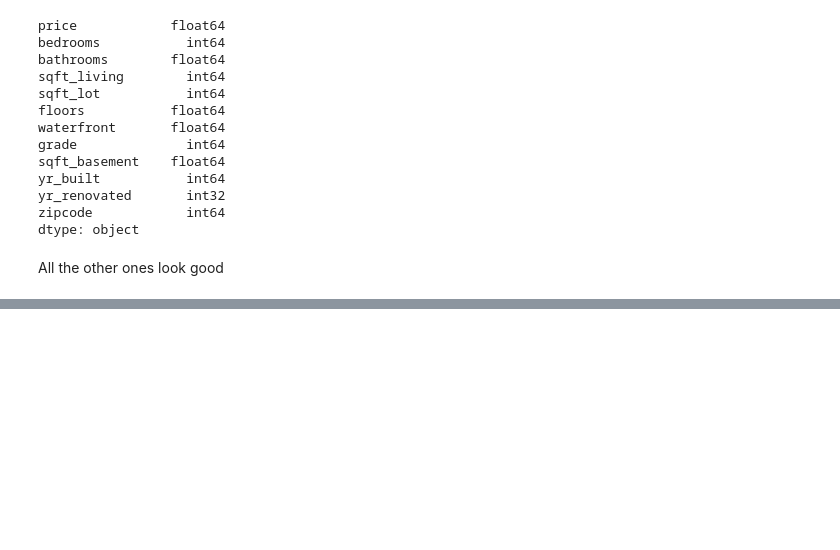
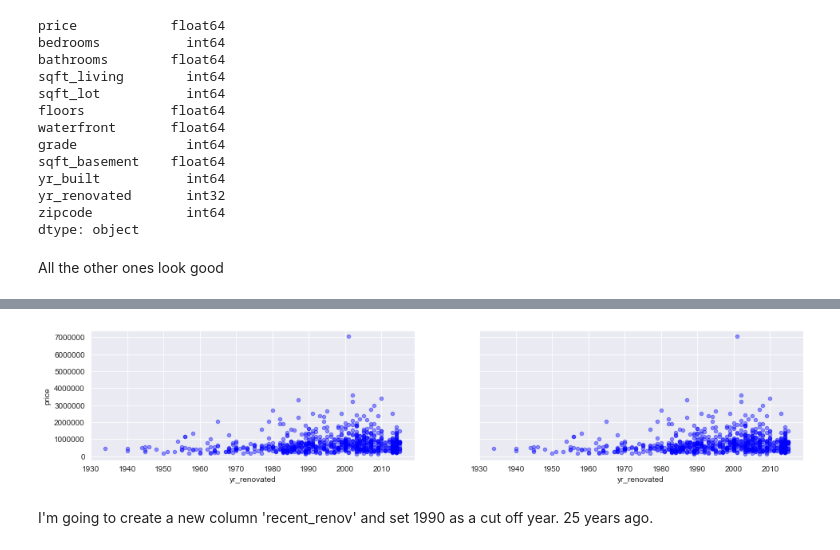
Before and after one commit to halpert3/dsc-mod-2-project-v2-1-onl01-dtsc-pt-070620, a Jupyter notebook: EDA_v2.ipynb, the cells around one changed output, grey strips where cells are left out. Cells and saved outputs as stored; diff of their text form; code cells hidden in the pictures; blank space fills up the shorter version.

```diff
--- a/EDA_v2.ipynb
+++ b/EDA_v2.ipynb
@@ -369,0 +459,12 @@ All the other ones look good
+# %%
+import matplotlib.pyplot as plt
+%matplotlib inline
+
+fig, axes = plt.subplots(nrows=1, ncols=2, figsize=(16,3))
+
+for xcol, ax in zip(['yr_renovated', 'yr_renovated'], axes):
+    new_renov.plot(kind='scatter', x=xcol, y='price', sharey=True, ax=ax, alpha=0.4, color='b')
+# %% [output]
+[figure, added]
+# %% [markdown]
+I'm going to create a new column 'recent_renov' and set 1990 as a cut off year. 25 years ago.
```
Also changed, not shown: parts of 17 cells of this notebook.
